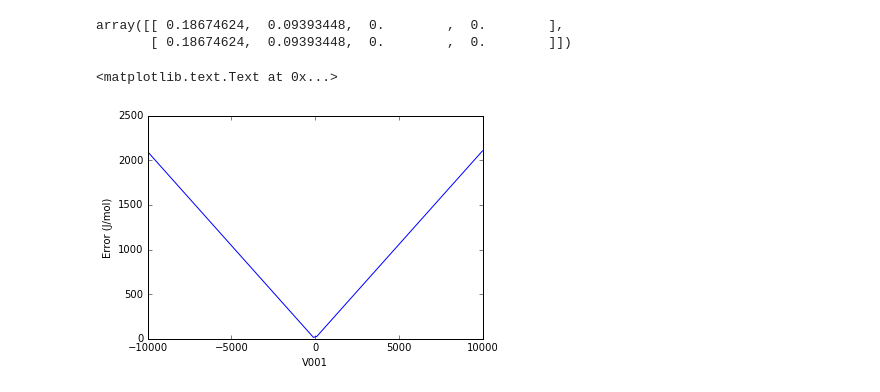
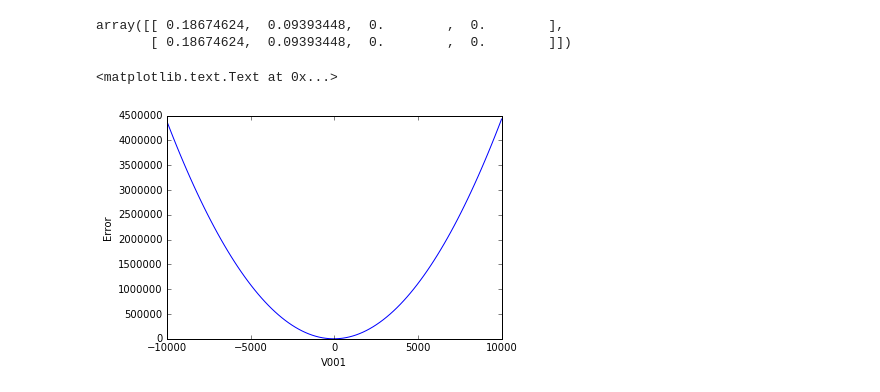
Before and after one commit to richardotis/pycalphad-sandbox, a Jupyter notebook: ZPF-Sensitivity.ipynb, the cells around one changed output. Cells and saved outputs as stored; diff of their text form; code cells hidden in the pictures.

Commit message:
ZPF-Sensitivity: Squared error gradient concept

```diff
--- a/ZPF-Sensitivity.ipynb
+++ b/ZPF-Sensitivity.ipynb
@@ -208,15 +193,16 @@ def error_gradient(temperature, x_solid, x_liquid, parameters):
 import matplotlib.pyplot as plt
 
 params_to_try = np.linspace(-10000, 10000, num=100)
-errors = [error(2044, 0.3, 0.3, {'V001': x,'V002': 0,'V003': 0,'V004': 0}) for x in params_to_try]
-error_grad = [error_gradient(2044, 0.3, 0.3, {'V001': x,'V002': 0,'V003': 0,'V004': 0})[0] for x in params_to_try]
+result = list(error_gradient(2044, 0.3, 0.3, {'V001': x,'V002': 0,'V003': 0,'V004': 0}) for x in params_to_try)
+errors = [x[0] for x in result]
+error_grad = [x[1][0] for x in result]
 # %%
 plt.plot(params_to_try, errors)
 plt.xlabel('V001')
-plt.ylabel('Error (J/mol)')
+plt.ylabel('Error')
 # %% [output]
 <matplotlib.text.Text at 0x...>
-[figure, old version]
+[figure, new version]
 # %%
 plt.plot(params_to_try, error_grad)
 plt.xlabel('V001')
```
Also changed, not shown: parts of 3 cells of this notebook.
